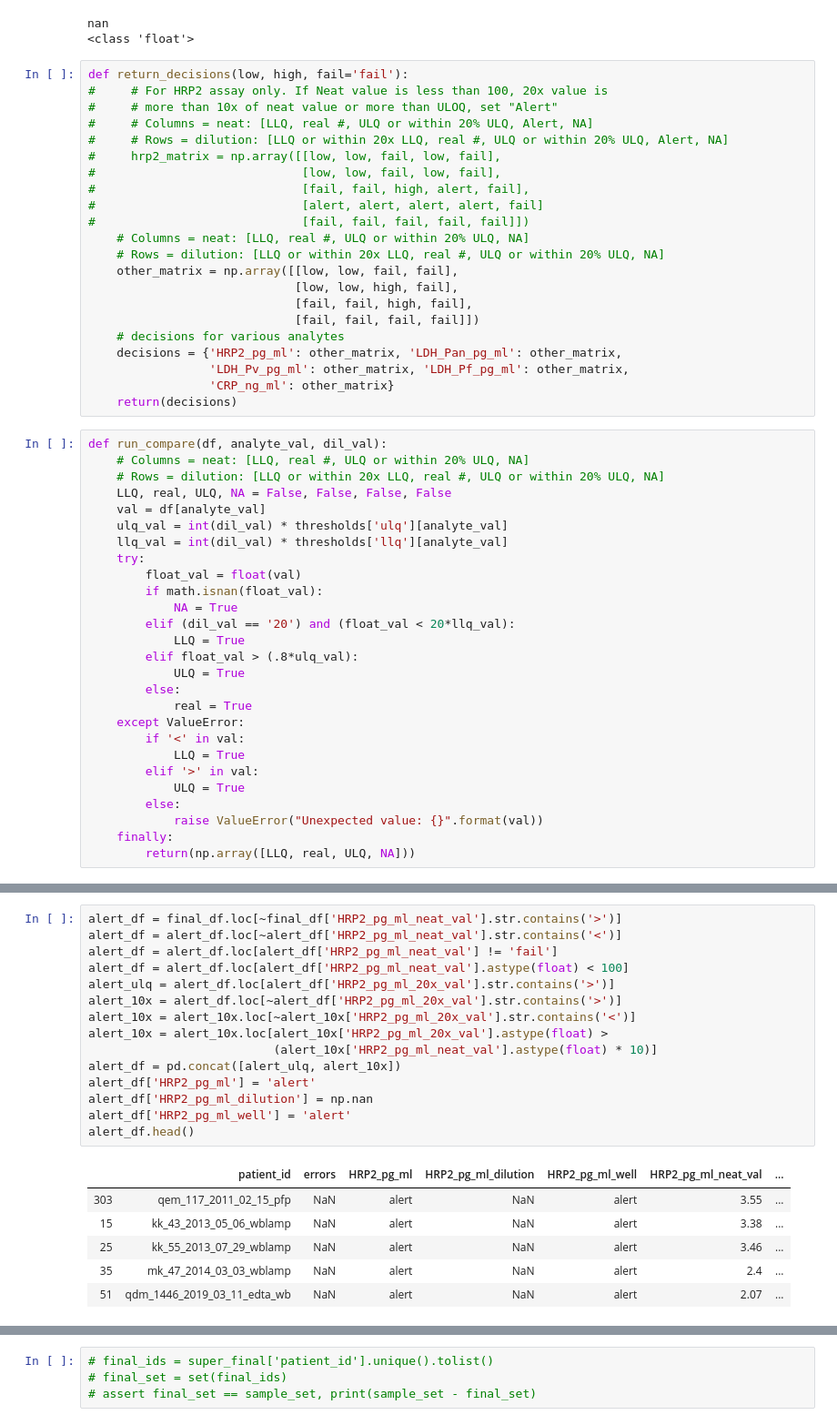
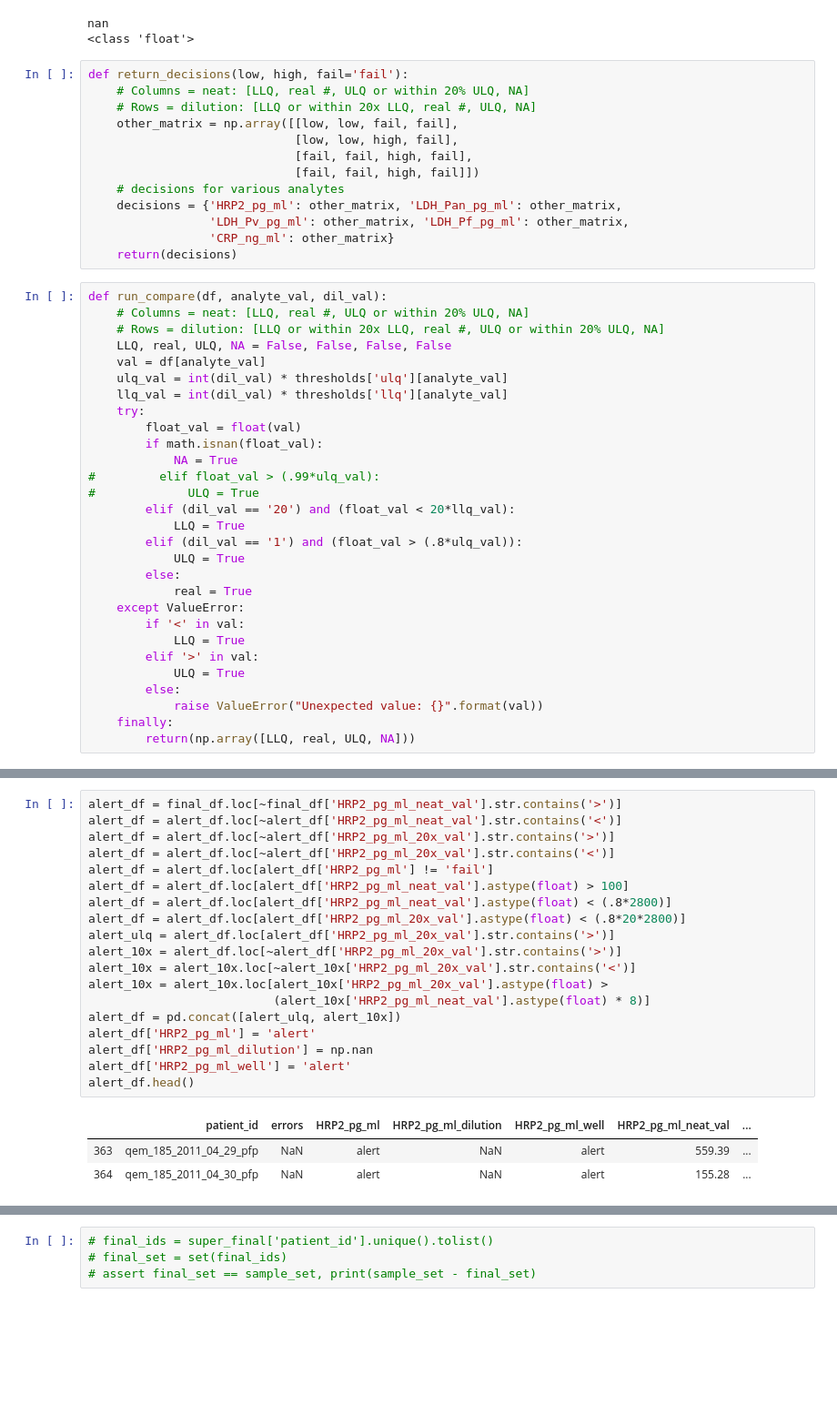
Before and after one commit to MACEPA/DIAMETER, a Jupyter notebook: ipynbs/processing/5plex_data_processing.ipynb, the cells around one changed output, grey strips where cells are left out. Shown at 91% size. Cells and saved outputs as stored; diff of their text form; blank space fills up the shorter version.

```diff
--- a/ipynbs/processing/5plex_data_processing.ipynb
+++ b/ipynbs/processing/5plex_data_processing.ipynb
@@ -103,21 +107,12 @@ nan
 <class 'float'>
 # %%
 def return_decisions(low, high, fail='fail'):
-#     # For HRP2 assay only. If Neat value is less than 100, 20x value is
-#     # more than 10x of neat value or more than ULOQ, set "Alert"
-#     # Columns = neat: [LLQ, real #, ULQ or within 20% ULQ, Alert, NA]
-#     # Rows = dilution: [LLQ or within 20x LLQ, real #, ULQ or within 20% ULQ, Alert, NA]
-#     hrp2_matrix = np.array([[low, low, fail, low, fail],
-#                             [low, low, fail, low, fail],
-#                             [fail, fail, high, alert, fail],
-#                             [alert, alert, alert, alert, fail]
-#                             [fail, fail, fail, fail, fail]])
     # Columns = neat: [LLQ, real #, ULQ or within 20% ULQ, NA]
-    # Rows = dilution: [LLQ or within 20x LLQ, real #, ULQ or within 20% ULQ, NA]
+    # Rows = dilution: [LLQ or within 20x LLQ, real #, ULQ, NA]
     other_matrix = np.array([[low, low, fail, fail],
                              [low, low, high, fail],
                              [fail, fail, high, fail],
-                             [fail, fail, fail, fail]])
+                             [fail, fail, high, fail]])
     # decisions for various analytes
     decisions = {'HRP2_pg_ml': other_matrix, 'LDH_Pan_pg_ml': other_matrix,
                  'LDH_Pv_pg_ml': other_matrix, 'LDH_Pf_pg_ml': other_matrix,
@@ -135,9 +130,11 @@ def run_compare(df, analyte_val, dil_val):
         float_val = float(val)
         if math.isnan(float_val):
             NA = True
+#         elif float_val > (.99*ulq_val):
+#             ULQ = True
         elif (dil_val == '20') and (float_val < 20*llq_val):
             LLQ = True
-        elif float_val > (.8*ulq_val):
+        elif (dil_val == '1') and (float_val > (.8*ulq_val)):
             ULQ = True
         else:
             real = True
@@ -256,22 +267,23 @@ CRP_ng_ml
 # %%
 alert_df = final_df.loc[~final_df['HRP2_pg_ml_neat_val'].str.contains('>')]
 alert_df = alert_df.loc[~alert_df['HRP2_pg_ml_neat_val'].str.contains('<')]
-alert_df = alert_df.loc[alert_df['HRP2_pg_ml_neat_val'] != 'fail']
-alert_df = alert_df.loc[alert_df['HRP2_pg_ml_neat_val'].astype(float) < 100]
+alert_df = alert_df.loc[~alert_df['HRP2_pg_ml_20x_val'].str.contains('>')]
+alert_df = alert_df.loc[~alert_df['HRP2_pg_ml_20x_val'].str.contains('<')]
+alert_df = alert_df.loc[alert_df['HRP2_pg_ml'] != 'fail']
+alert_df = alert_df.loc[alert_df['HRP2_pg_ml_neat_val'].astype(float) > 100]
+alert_df = alert_df.loc[alert_df['HRP2_pg_ml_neat_val'].astype(float) < (.8*2800)]
+alert_df = alert_df.loc[alert_df['HRP2_pg_ml_20x_val'].astype(float) < (.8*20*2800)]
 alert_ulq = alert_df.loc[alert_df['HRP2_pg_ml_20x_val'].str.contains('>')]
 alert_10x = alert_df.loc[~alert_df['HRP2_pg_ml_20x_val'].str.contains('>')]
 alert_10x = alert_10x.loc[~alert_10x['HRP2_pg_ml_20x_val'].str.contains('<')]
 alert_10x = alert_10x.loc[alert_10x['HRP2_pg_ml_20x_val'].astype(float) >
-                          (alert_10x['HRP2_pg_ml_neat_val'].astype(float) * 10)]
+                          (alert_10x['HRP2_pg_ml_neat_val'].astype(float) * 8)]
 alert_df = pd.concat([alert_ulq, alert_10x])
 alert_df['HRP2_pg_ml'] = 'alert'
 alert_df['HRP2_pg_ml_dilution'] = np.nan
 alert_df['HRP2_pg_ml_well'] = 'alert'
 alert_df.head()
 # %% [output]
 |  | patient_id | errors | HRP2_pg_ml | HRP2_pg_ml_dilution | HRP2_pg_ml_well | HRP2_pg_ml_neat_val | ... |
-| 303 | qem_117_2011_02_15_pfp | NaN | alert | NaN | alert | 3.55 | ... |
-| 15 | kk_43_2013_05_06_wblamp | NaN | alert | NaN | alert | 3.38 | ... |
-| 25 | kk_55_2013_07_29_wblamp | NaN | alert | NaN | alert | 3.46 | ... |
-| 35 | mk_47_2014_03_03_wblamp | NaN | alert | NaN | alert | 2.4 | ... |
-| 51 | qdm_1446_2019_03_11_edta_wb | NaN | alert | NaN | alert | 2.07 | ... |
+| 363 | qem_185_2011_04_29_pfp | NaN | alert | NaN | alert | 559.39 | ... |
+| 364 | qem_185_2011_04_30_pfp | NaN | alert | NaN | alert | 155.28 | ... |
```
Also changed, not shown: parts of 11 cells of this notebook, 6 other files.
